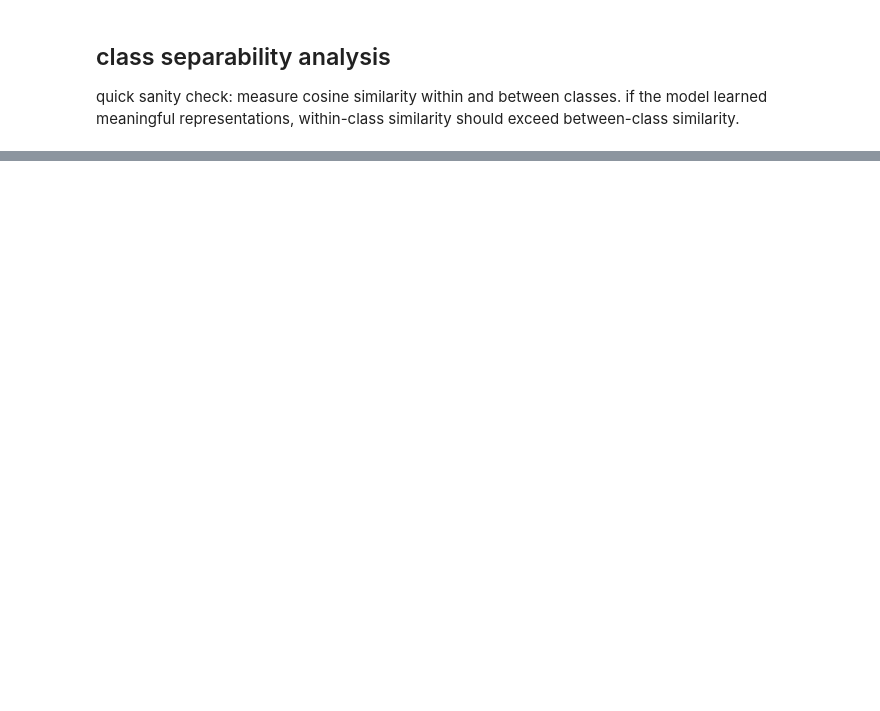
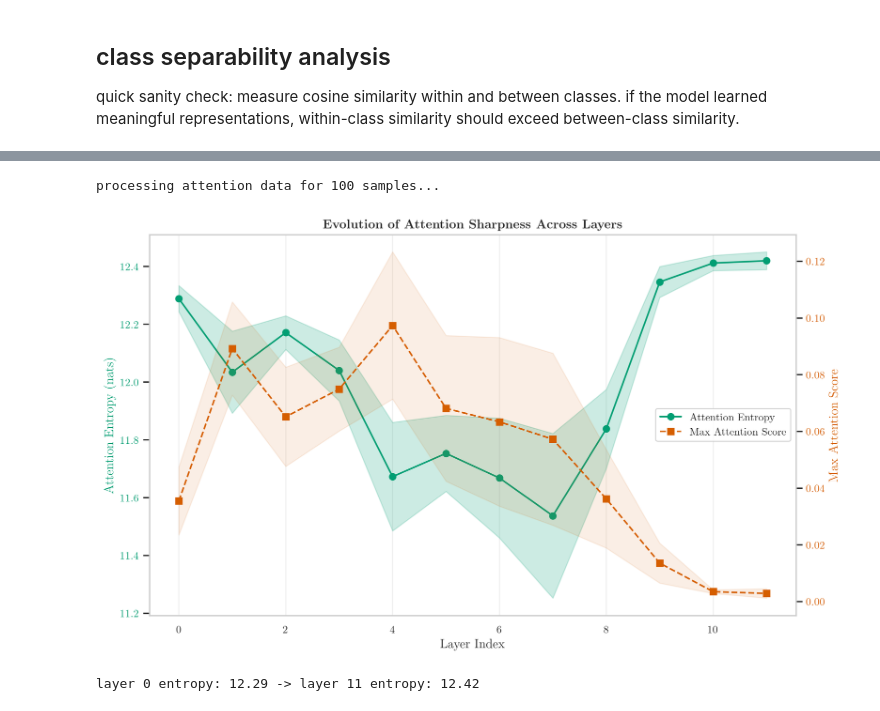
Before and after one commit to smayan-gowda/pd-interpretability, a Jupyter notebook: notebooks/colab/04_extract_activations.ipynb, the cells around one changed output, grey strips where cells are left out. Saved outputs shown, nothing was run; the diff lists cells and outputs as text; code cells hidden in the pictures; blank space fills up the shorter version.

```diff
--- a/notebooks/colab/04_extract_activations.ipynb
+++ b/notebooks/colab/04_extract_activations.ipynb
@@ -732,0 +1179,80 @@ print("\ngpu memory cleared ✓")
+# %%
+import json
+import pandas as pd
+import matplotlib.pyplot as plt
+from pathlib import Path
+
+# check if attention_data exists, if not try to load it
+if 'attention_data' not in globals() or not attention_data:
+    try:
+        attention_filename = f"attention_summary_{config['dataset']}_{timestamp}.json"
+        attention_file_path = Path(project_root) / 'data' / 'activations' / attention_filename
+        print(f"loading attention data from {attention_file_path}...")
+        with open(attention_file_path, 'r') as f:
+            data = json.load(f)
+            attention_data = data['data']
+    except Exception as e:
+        print(f"could not load attention data: {e}")
+        attention_data = []
+
+if not attention_data:
+    print("no attention data available for plotting.")
+else:
+    print(f"processing attention data for {len(attention_data)} samples...")
+
+    # convert hierarchical data to long format
+    att_records = []
+    for sample in attention_data:
+        for layer_idx, (ent, max_att) in enumerate(zip(sample['layer_entropy'], sample['layer_max_attention'])):
+            att_records.append({
+                'Layer': layer_idx,
+                'Entropy': ent,
+                'Max Attention': max_att,
+                'Group': 'PD' if sample['label'] == 1 else 'HC'
+            })
+
+    df_att = pd.DataFrame(att_records)
+
+    layer_stats = df_att.groupby('Layer')[['Entropy', 'Max Attention']].agg(['mean', 'std'])
+
+    fig, ax1 = plt.subplots(figsize=(10, 6))
+
+    layers = layer_stats.index
+
+    color1 = palette[2]
+    mean_ent = layer_stats['Entropy']['mean']
+    std_ent = layer_stats['Entropy']['std']
+
+    line1 = ax1.plot(layers, mean_ent, color=color1, marker='o', label='Attention Entropy')
+    ax1.fill_between(layers, mean_ent - std_ent, mean_ent + std_ent, color=color1, alpha=0.2)
+    ax1.set_xlabel('Layer Index')
+    ax1.set_ylabel('Attention Entropy (nats)', color=color1)
+    ax1.tick_params(axis='y', labelcolor=color1)
+    ax1.grid(False)
+    ax1.xaxis.grid(True, alpha=0.3)
+
+    ax2 = ax1.twinx()
+    color2 = palette[3]
+    mean_max = layer_stats['Max Attention']['mean']
+    std_max = layer_stats['Max Attention']['std']
+
+    line2 = ax2.plot(layers, mean_max, color=color2, marker='s', linestyle='--', label='Max Attention Score')
+    ax2.fill_between(layers, mean_max - std_max, mean_max + std_max, color=color2, alpha=0.1)
+    ax2.set_ylabel('Max Attention Score', color=color2)
+    ax2.tick_params(axis='y', labelcolor=color2)
+    ax2.grid(False)
+
+    plt.title(r'\textbf{Evolution of Attention Sharpness Across Layers}')
+
+    lines = line1 + line2
+    labels = [l.get_label() for l in lines]
+    ax1.legend(lines, labels, loc='center right')
+
+    plt.tight_layout()
+    plt.show()
+
+    print(f"layer 0 entropy: {mean_ent.iloc[0]:.2f} -> layer 11 entropy: {mean_ent.iloc[-1]:.2f}")
+# %% [output]
+processing attention data for 100 samples...
+[figure, added]
+layer 0 entropy: 12.29 -> layer 11 entropy: 12.42
```
Also changed, not shown: parts of 24 cells of this notebook, 13 other files.
